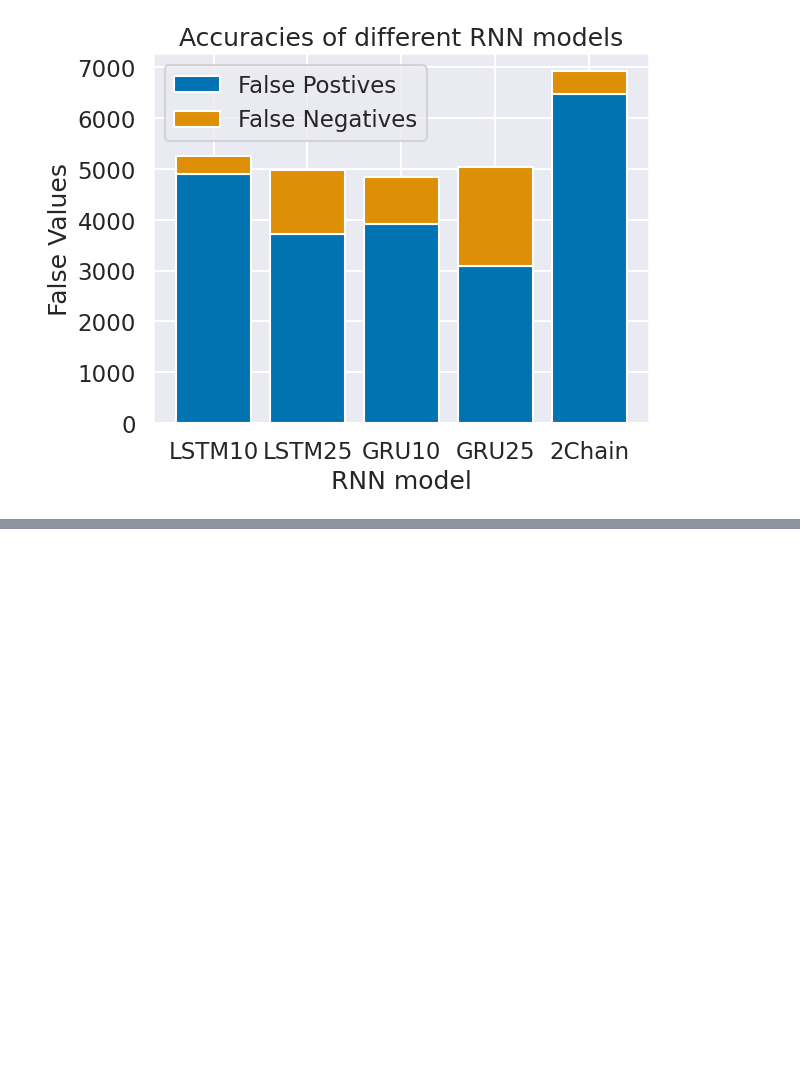
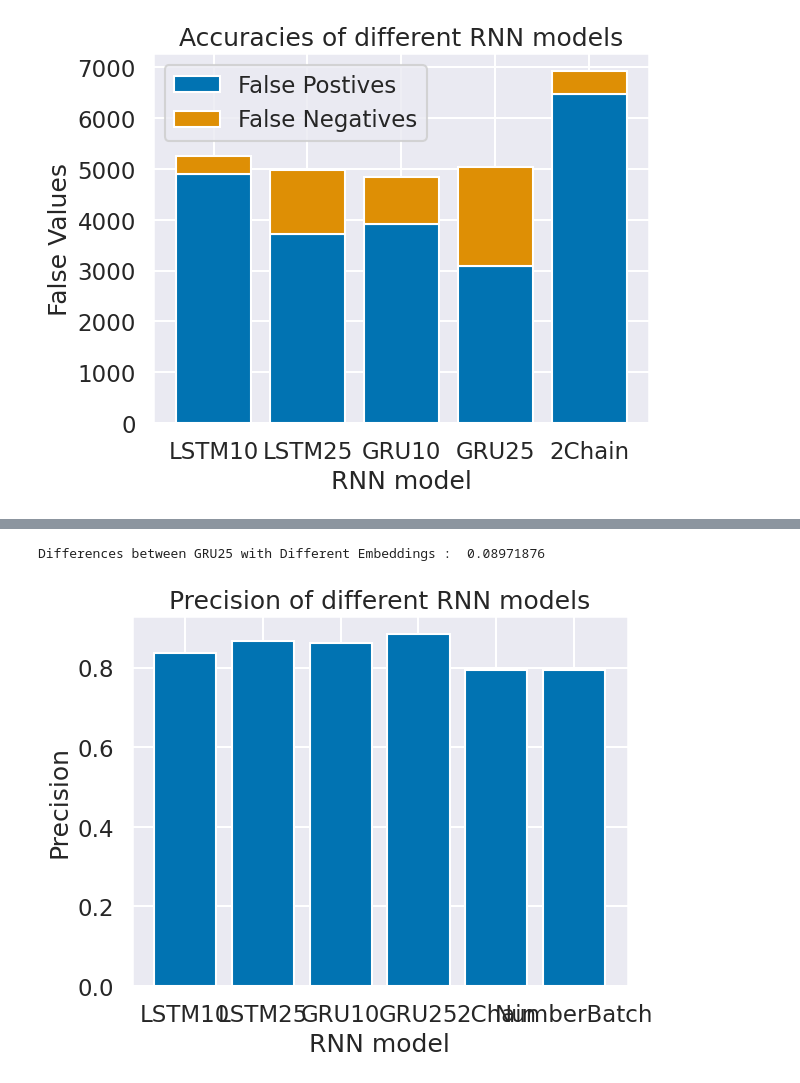
Before and after one commit to abdelllrazekkk/Lab-Assignment-Seven-Recurrent-Network-Architectures, a Jupyter notebook: Lab-Seven-Recurrent-Network-Architectures.ipynb, the cells around one changed output, grey strips where cells are left out. Cells and saved outputs as stored; diff of their text form; code cells hidden in the pictures; blank space fills up the shorter version.

```diff
--- a/Lab-Seven-Recurrent-Network-Architectures.ipynb
+++ b/Lab-Seven-Recurrent-Network-Architectures.ipynb
@@ -779,0 +896,14 @@ Text(0.5, 1.0, 'Accuracies of different RNN models')
+# %%
+#Compare the Precisions
+model_names = ['LSTM10', 'LSTM25','GRU10', 'GRU25', '2Chain', 'NumberBatch']
+precisions = [prec1, prec2, prec3, prec4, prec5, prec6]
+
+plt.bar(model_names, precisions)
+plt.xlabel('RNN model')
+plt.ylabel('Precision')
+plt.title('Precision of different RNN models')
+
+print("Differences between GRU25 with Different Embeddings : ", abs(prec4-prec6))
+# %% [output]
+Differences between GRU25 with Different Embeddings :  0.08971876
+[figure, added]
```
Also changed, not shown: parts of 23 cells of this notebook, 7 other files.
